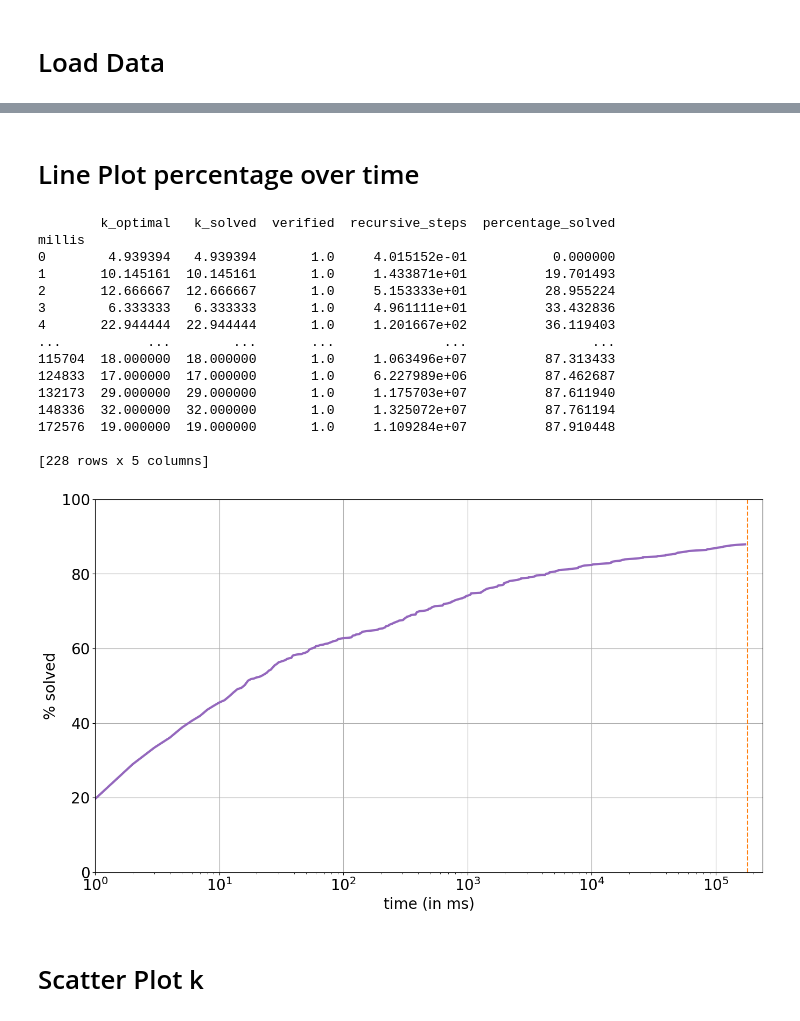
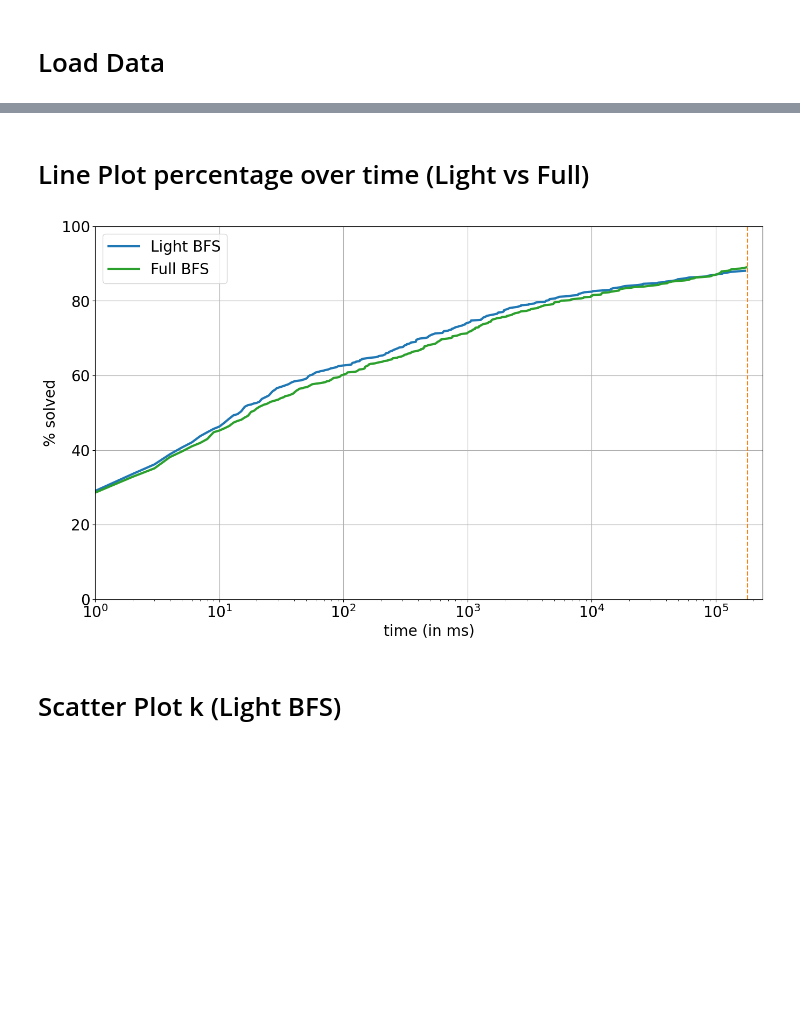
Before and after one commit to HenriDickel/DFVS-Solver, a Jupyter notebook: DFVS_Solver/src/python/statistics_v2.ipynb, the cells around one changed output, grey strips where cells are left out. Drawn from its saved outputs; the diff is of its cells as text; code cells hidden in the pictures; blank space fills up the shorter version.

Commit message:
Updated plots

```diff
--- a/DFVS_Solver/src/python/statistics_v2.ipynb
+++ b/DFVS_Solver/src/python/statistics_v2.ipynb
@@ -28,26 +24,25 @@ plt.rc('font', **font)
 # %%
-
-dfFalse = df[df['verified'] == False]
+dfFalse = df_L[df_L['verified'] == False]
 dfError = dfFalse[dfFalse['millis'] < 180000]
 print(dfError)
 
-numSynthetic = df_synthetic.shape[0]
-dfSyntheticSolved = df_synthetic[df_synthetic['verified'] == True]
+numSynthetic = df_L_synthetic.shape[0]
+dfSyntheticSolved = df_L_synthetic[df_L_synthetic['verified'] == True]
 numSyntheticSolved = dfSyntheticSolved.shape[0]
 print("Synthetic: " + str(numSyntheticSolved) + "/" + str(numSynthetic)
       + " (" + str(numSyntheticSolved * 100 / numSynthetic if numSynthetic else 100) + "%)")
 
-numComplex = df_complex.shape[0]
-dfComplexSolved = df_complex[df_complex['verified'] == True]
+numComplex = df_L_complex.shape[0]
+dfComplexSolved = df_L_complex[df_L_complex['verified'] == True]
 numComplexSolved = dfComplexSolved.shape[0]
 print("Complex: " + str(numComplexSolved) + "/" + str(numComplex)
       + " (" + str(numComplexSolved * 100 / numComplex if numComplex else 100) + "%)")
 
-numGeneral = df.shape[0]
-dfSolved = df[df['verified'] == True]
-numSolved = dfSolved.shape[0]
-print("Overall: " + str(numSolved) + "/" + str(numGeneral)
-      + " (" + str(numSolved * 100 / numGeneral) + "%)")
+num_overall = df_L.shape[0]
+df_solved = df_L[df_L['verified'] == True]
+num_solved = df_solved.shape[0]
+print("Overall: " + str(num_solved) + "/" + str(num_overall)
+      + " (" + str(num_solved * 100 / num_overall) + "%)")
 # %% [output]
 Empty DataFrame
 Columns: [name, k_optimal, k_solved, millis, verified, recursive_steps]
@@ -93,46 +119,42 @@ fig.show()
 # %% [markdown]
-# Line Plot percentage over time
+# Line Plot percentage over time (Light vs Full)
 # %%
-dfPercentage = df[df['millis'] < 180000].groupby('millis').mean()
-dfPercentage['percentage_solved'] = 0.0
+df_L_percentage = df_L[df_L['millis'] < 180000].groupby('millis').mean()
+df_L_percentage['percentage_solved'] = 0.0
 
-for index, row in dfPercentage.iterrows():
-    dfPercentage.at[index, 'percentage_solved'] = df[df['millis'] < index].shape[0] / df.shape[0] * 100
+for index, row in df_L_percentage.iterrows():
+    num_solved = df_L[df_L['millis'] <= index].shape[0]
+    percentage_solved = num_solved / df_L.shape[0] * 100
+    df_L_percentage.at[index, 'percentage_solved'] = percentage_solved
 
-print(dfPercentage)
+df_F_percentage = df_F[df_F['millis'] < 180000].groupby('millis').mean()
+df_F_percentage['percentage_solved'] = 0.0
+
+for index, row in df_F_percentage.iterrows():
+    num_solved = df_F[df_F['millis'] <= index].shape[0]
+    percentage_solved = num_solved / df_F.shape[0] * 100
+    df_F_percentage.at[index, 'percentage_solved'] = percentage_solved
+
 
 
 plt.figure(figsize=(16,9))
 plt.axvline(x=180000, color='tab:orange', linestyle='--')
-plt.plot(dfPercentage['percentage_solved'], c='tab:purple', linewidth='3')
+plt.plot(df_L_percentage['percentage_solved'], c='tab:blue', linewidth='3', label='Light BFS')
+plt.plot(df_F_percentage['percentage_solved'], c='tab:green', linewidth='3', label='Full BFS')
 plt.xlabel('time (in ms)')
 plt.ylabel('% solved')
 plt.title('')
 plt.ylim([0, 100])
 plt.xlim([1, 240000])
 plt.gca().set_xscale('log')
 plt.grid()
+plt.legend()
 plt.savefig('plots/PercentageLinePlot.png',  bbox_inches='tight')
 plt.show()
 # %% [output]
-        k_optimal   k_solved  verified  recursive_steps  percentage_solved
-millis
-0        4.939394   4.939394       1.0     4.015152e-01           0.000000
-1       10.145161  10.145161       1.0     1.433871e+01          19.701493
-2       12.666667  12.666667       1.0     5.153333e+01          28.955224
-3        6.333333   6.333333       1.0     4.961111e+01          33.432836
-4       22.944444  22.944444       1.0     1.201667e+02          36.119403
-...           ...        ...       ...              ...                ...
-115704  18.000000  18.000000       1.0     1.063496e+07          87.313433
-124833  17.000000  17.000000       1.0     6.227989e+06          87.462687
-132173  29.000000  29.000000       1.0     1.175703e+07          87.611940
-148336  32.000000  32.000000       1.0     1.325072e+07          87.761194
-172576  19.000000  19.000000       1.0     1.109284e+07          87.910448
-
-[228 rows x 5 columns]
-[figure, old version]
+[figure, new version]
 # %% [markdown]
-# Scatter Plot k
+# Scatter Plot k (Light BFS)
 # %%
 plt.figure(figsize=(16,9))
 plt.axhline(y=180000, color='tab:orange', linestyle='--')
```
Also changed, not shown: parts of 8 cells of this notebook, 10 other files.
